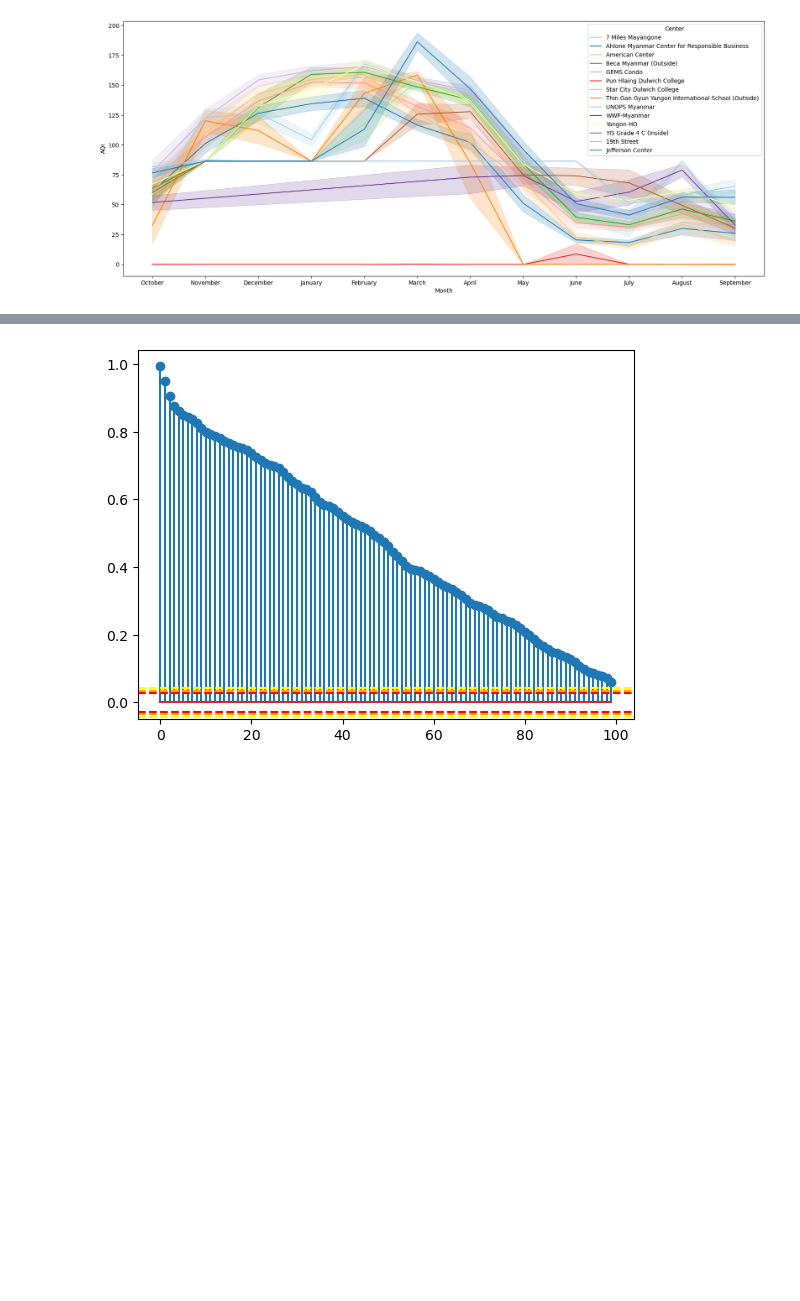
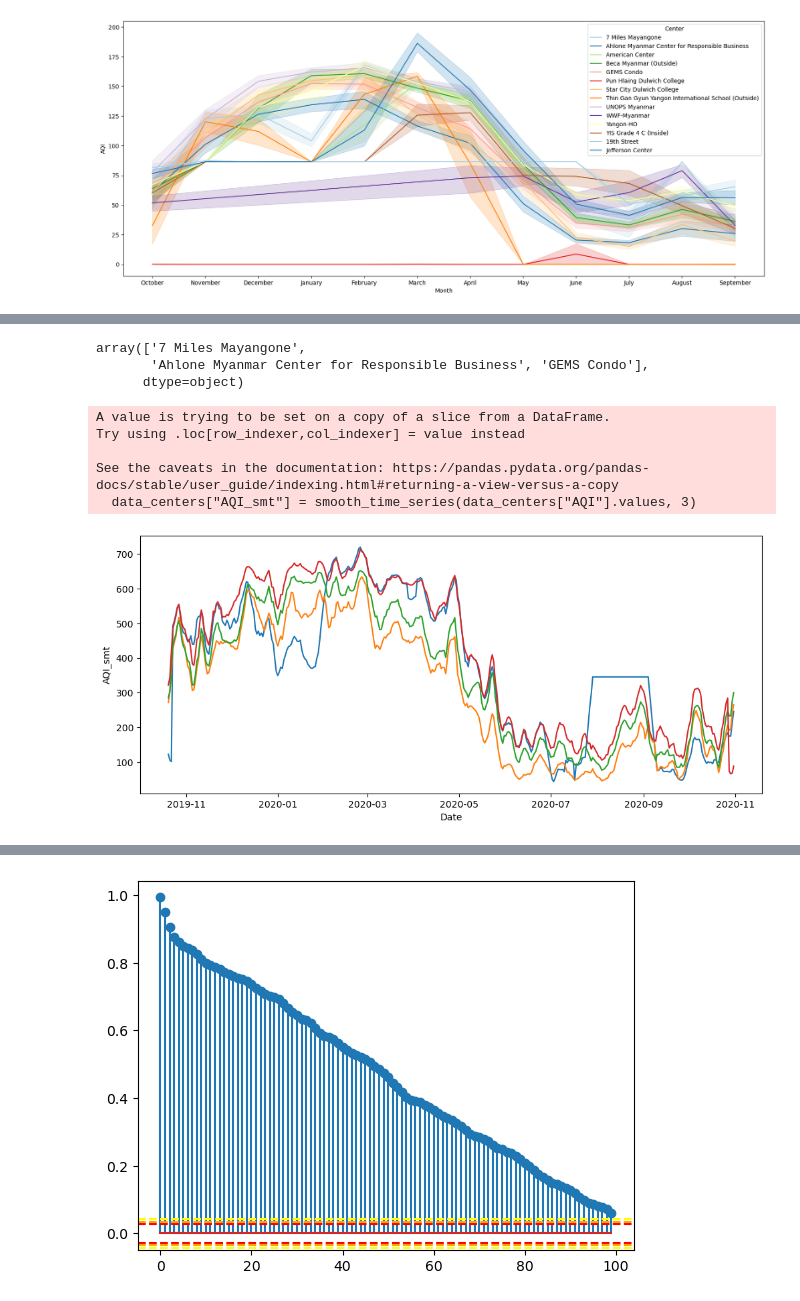
Before and after one commit to V-ivan11/Time-series, a Jupyter notebook: Tareas/4 - EDA en Series de Tiempo.ipynb, the cells around one changed output, grey strips where cells are left out. Saved outputs shown, nothing was run; the diff lists cells and outputs as text; code cells hidden in the pictures; blank space fills up the shorter version.

```diff
--- a/Tareas/4 - EDA en Series de Tiempo.ipynb
+++ b/Tareas/4 - EDA en Series de Tiempo.ipynb
@@ -112,0 +139,44 @@ sns.lineplot(x="week", y="AQI", hue="Season", data=features, palette="rocket")
+# %%
+data_centers = features[
+    (features["Center"] == '7 Miles Mayangone') |
+    (features["Center"] == 'Ahlone Myanmar Center for Responsible Business') |
+    (features["Center"] == 'GEMS Condo') |
+    (features["Center"] == 'UNOPS Myanmar')
+]
+# %% [output]
+array(['7 Miles Mayangone',
+       'Ahlone Myanmar Center for Responsible Business', 'GEMS Condo'],
+      dtype=object)
+# %%
+def smooth_time_series(
+    time_series: np.array,
+    mask_size: int=2
+) -> np.array:
+
+    smooth_time_series = np.zeros(len(time_series))
+
+    # CÓDIGO AQUÍ
+    size = len(time_series)
+
+    for t in range(size):
+        if t + 1 > mask_size and t + 1 + mask_size < size:
+            smooth_time_series[t] = np.sum(time_series[t-mask_size:t+mask_size,])/mask_size*2
+        else:
+            smooth_time_series[t] = time_series[t]
+
+    return smooth_time_series
+# %%
+data_centers["AQI_smt"] = smooth_time_series(data_centers["AQI"].values, 3)
+# %% [output]
+A value is trying to be set on a copy of a slice from a DataFrame.
+Try using .loc[row_indexer,col_indexer] = value instead
+
+See the caveats in the documentation: https://pandas.pydata.org/pandas-docs/stable/user_guide/indexing.html#returning-a-view-versus-a-copy
+  data_centers["AQI_smt"] = smooth_time_series(data_centers["AQI"].values, 3)
+# %%
+plt.figure(figsize=(12,5))
+for i, col in enumerate(centers):
+    sns.lineplot(data = data_centers[data_centers["Center"] == col],
+        x = "Date", y="AQI_smt")
+# %% [output]
+[figure, added]
```
Also changed, not shown: parts of 8 cells of this notebook, 1 other file.
